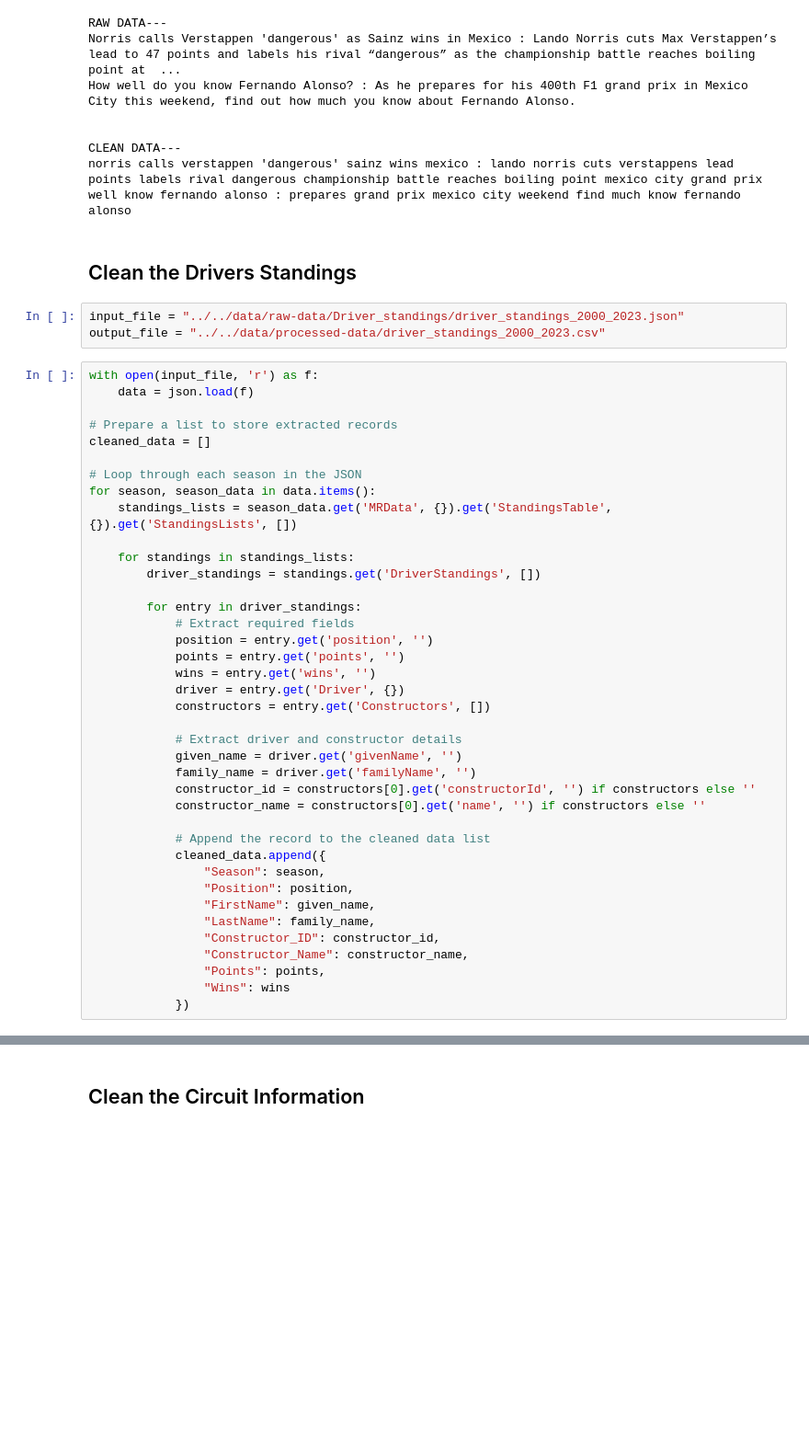
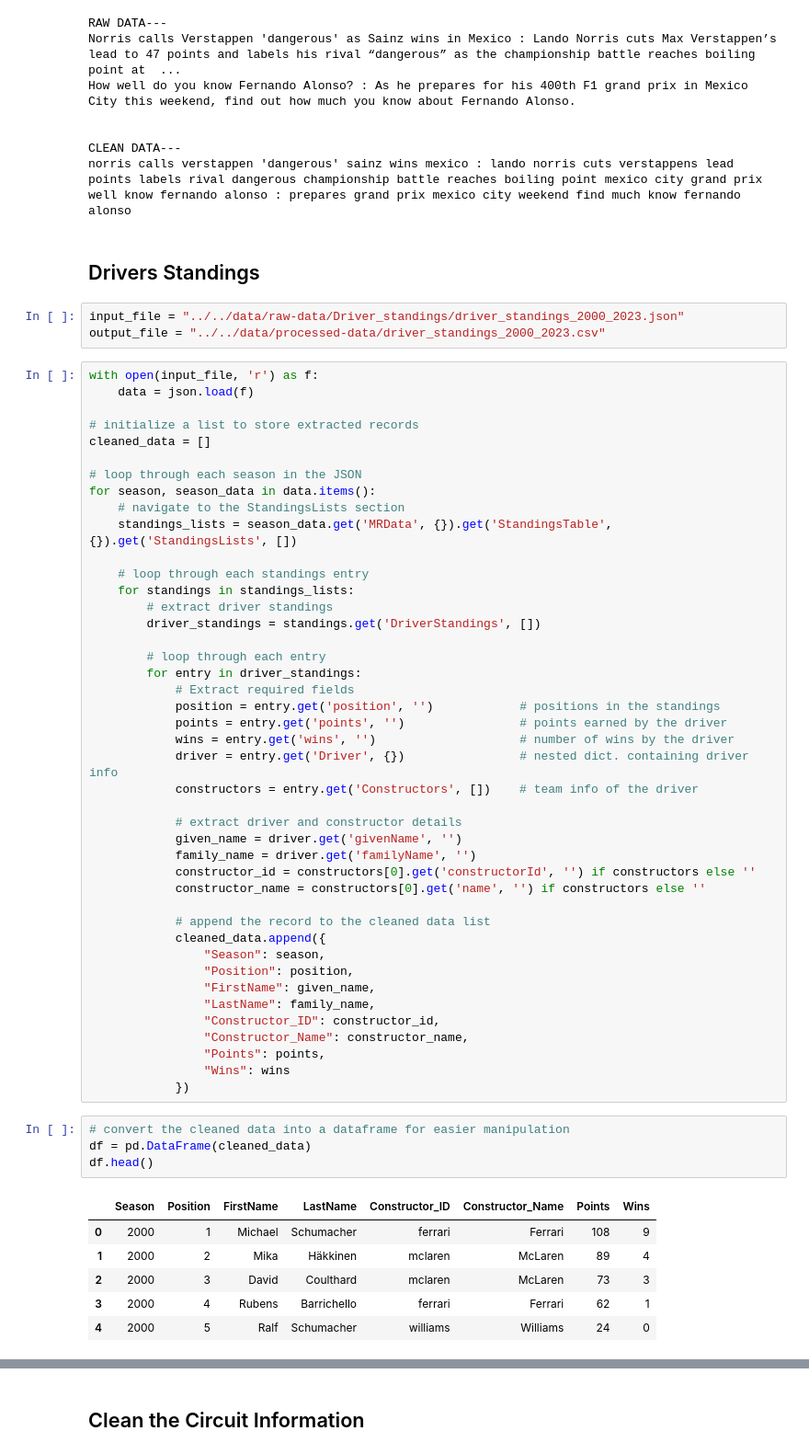
Before and after one commit to NandiniKodali988/F1-Through-Data, a Jupyter notebook: technical-details/data-cleaning/main.ipynb, the cells around one changed output, grey strips where cells are left out. Shown at 92% size. Saved outputs shown, nothing was run; the diff lists cells and outputs as text; blank space fills up the shorter version.

Commit message:
driver standings info - complete

```diff
--- a/technical-details/data-cleaning/main.ipynb
+++ b/technical-details/data-cleaning/main.ipynb
@@ -145,7 +147,7 @@ CLEAN DATA---
 norris calls verstappen 'dangerous' sainz wins mexico : lando norris cuts verstappens lead points labels rival dangerous championship battle reaches boiling point mexico city grand prix
 well know fernando alonso : prepares grand prix mexico city weekend find much know fernando alonso
 # %% [markdown]
-## Clean the Drivers Standings
+## Drivers Standings
 # %%
 input_file = "../../data/raw-data/Driver_standings/driver_standings_2000_2023.json"
 output_file = "../../data/processed-data/driver_standings_2000_2023.csv"
@@ -153,31 +155,35 @@ output_file = "../../data/processed-data/driver_standings_2000_2023.csv"
 with open(input_file, 'r') as f:
     data = json.load(f)
 
-# Prepare a list to store extracted records
+# initialize a list to store extracted records
 cleaned_data = []
 
-# Loop through each season in the JSON
+# loop through each season in the JSON
 for season, season_data in data.items():
+    # navigate to the StandingsLists section
     standings_lists = season_data.get('MRData', {}).get('StandingsTable', {}).get('StandingsLists', [])
 
+    # loop through each standings entry
     for standings in standings_lists:
+        # extract driver standings
         driver_standings = standings.get('DriverStandings', [])
 
+        # loop through each entry
         for entry in driver_standings:
             # Extract required fields
-            position = entry.get('position', '')
-            points = entry.get('points', '')
-            wins = entry.get('wins', '')
-            driver = entry.get('Driver', {})
-            constructors = entry.get('Constructors', [])
+            position = entry.get('position', '')            # positions in the standings
+            points = entry.get('points', '')                # points earned by the driver
+            wins = entry.get('wins', '')                    # number of wins by the driver
+            driver = entry.get('Driver', {})                # nested dict. containing driver info
+            constructors = entry.get('Constructors', [])    # team info of the driver
 
-            # Extract driver and constructor details
+            # extract driver and constructor details
             given_name = driver.get('givenName', '')
             family_name = driver.get('familyName', '')
             constructor_id = constructors[0].get('constructorId', '') if constructors else ''
             constructor_name = constructors[0].get('name', '') if constructors else ''
 
-            # Append the record to the cleaned data list
+            # append the record to the cleaned data list
             cleaned_data.append({
                 "Season": season,
                 "Position": position,
@@ -188,3 +194,14 @@ for season, season_data in data.items():
                 "Points": points,
                 "Wins": wins
             })
+# %%
+# convert the cleaned data into a dataframe for easier manipulation
+df = pd.DataFrame(cleaned_data)
+df.head()
+# %% [output]
+|  | Season | Position | FirstName | LastName | Constructor_ID | Constructor_Name | Points | Wins |
+| 0 | 2000 | 1 | Michael | Schumacher | ferrari | Ferrari | 108 | 9 |
+| 1 | 2000 | 2 | Mika | Häkkinen | mclaren | McLaren | 89 | 4 |
+| 2 | 2000 | 3 | David | Coulthard | mclaren | McLaren | 73 | 3 |
+| 3 | 2000 | 4 | Rubens | Barrichello | ferrari | Ferrari | 62 | 1 |
+| 4 | 2000 | 5 | Ralf | Schumacher | williams | Williams | 24 | 0 |
```
Also changed, not shown: parts of 3 cells of this notebook, 2 other files.
